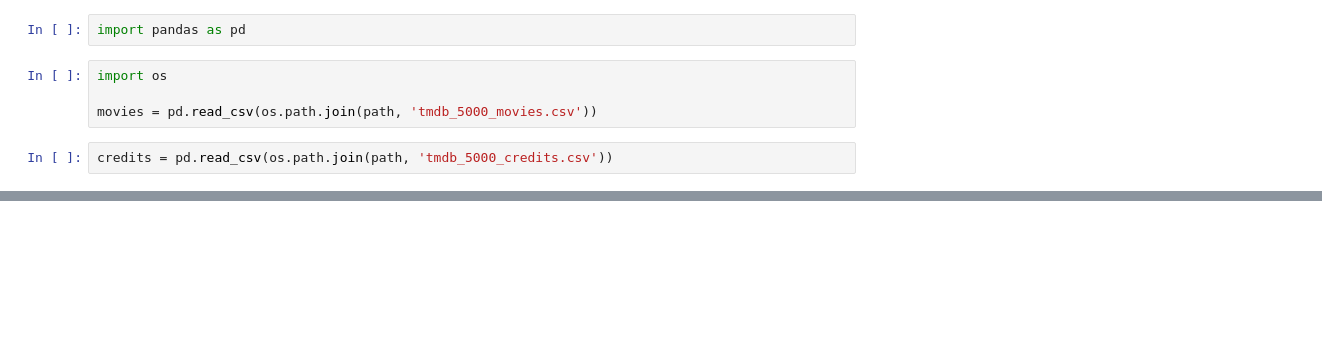
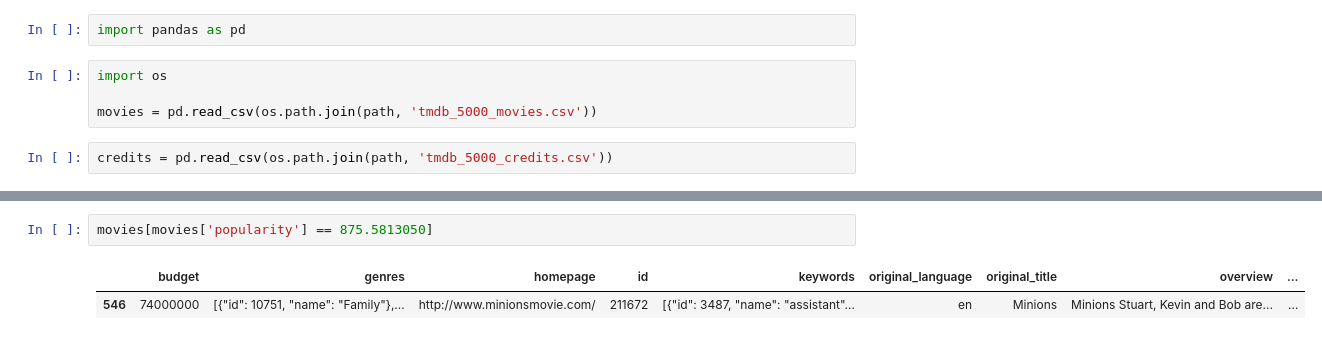
Before and after one commit to ashuwebdevloper/GEN-AI, a Jupyter notebook: NLP/first_project_movie_recomendation.ipynb, the cells around one changed output, grey strips where cells are left out. Drawn from its saved outputs; the diff is of its cells as text; blank space fills up the shorter version.

```diff
--- a/NLP/first_project_movie_recomendation.ipynb
+++ b/NLP/first_project_movie_recomendation.ipynb
@@ -15,3 +15,8 @@ movies.head(5)
 | 2 | 245000000 | [{"id": 28, "name": "Action"}, {"... | http://www.sonypictures.com/movie... | 206647 | [{"id": 470, "name": "spy"}, {"id... | en | Spectre | A cryptic message from Bond’s pas... | ... |
 | 3 | 250000000 | [{"id": 28, "name": "Action"}, {"... | http://www.thedarkknightrises.com/ | 49026 | [{"id": 849, "name": "dc comics"}... | en | The Dark Knight Rises | Following the death of District A... | ... |
 | 4 | 260000000 | [{"id": 28, "name": "Action"}, {"... | http://movies.disney.com/john-carter | 49529 | [{"id": 818, "name": "based on no... | en | John Carter | John Carter is a war-weary, forme... | ... |
+# %%
+movies[movies['popularity'] == 875.5813050]
+# %% [output]
+|  | budget | genres | homepage | id | keywords | original_language | original_title | overview | ... |
+| 546 | 74000000 | [{"id": 10751, "name": "Family"},... | http://www.minionsmovie.com/ | 211672 | [{"id": 3487, "name": "assistant"... | en | Minions | Minions Stuart, Kevin and Bob are... | ... |
```
Also changed, not shown: parts of 23 cells of this notebook.
